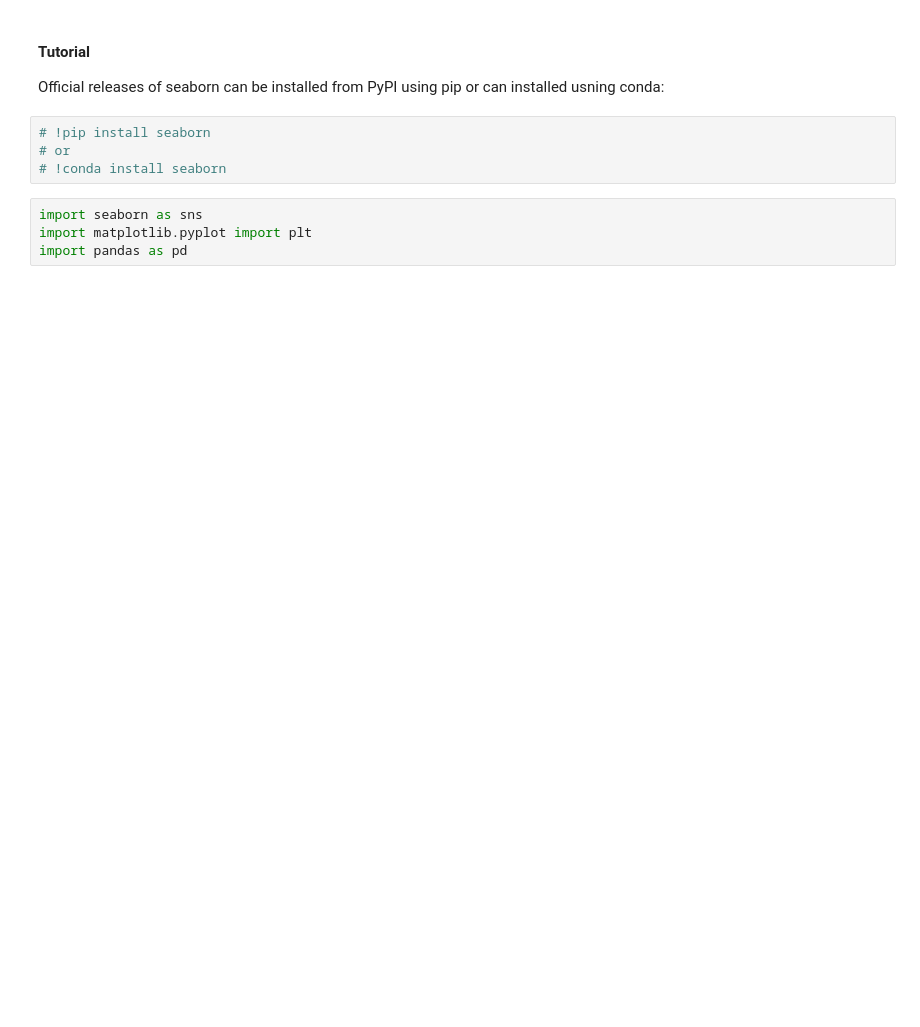
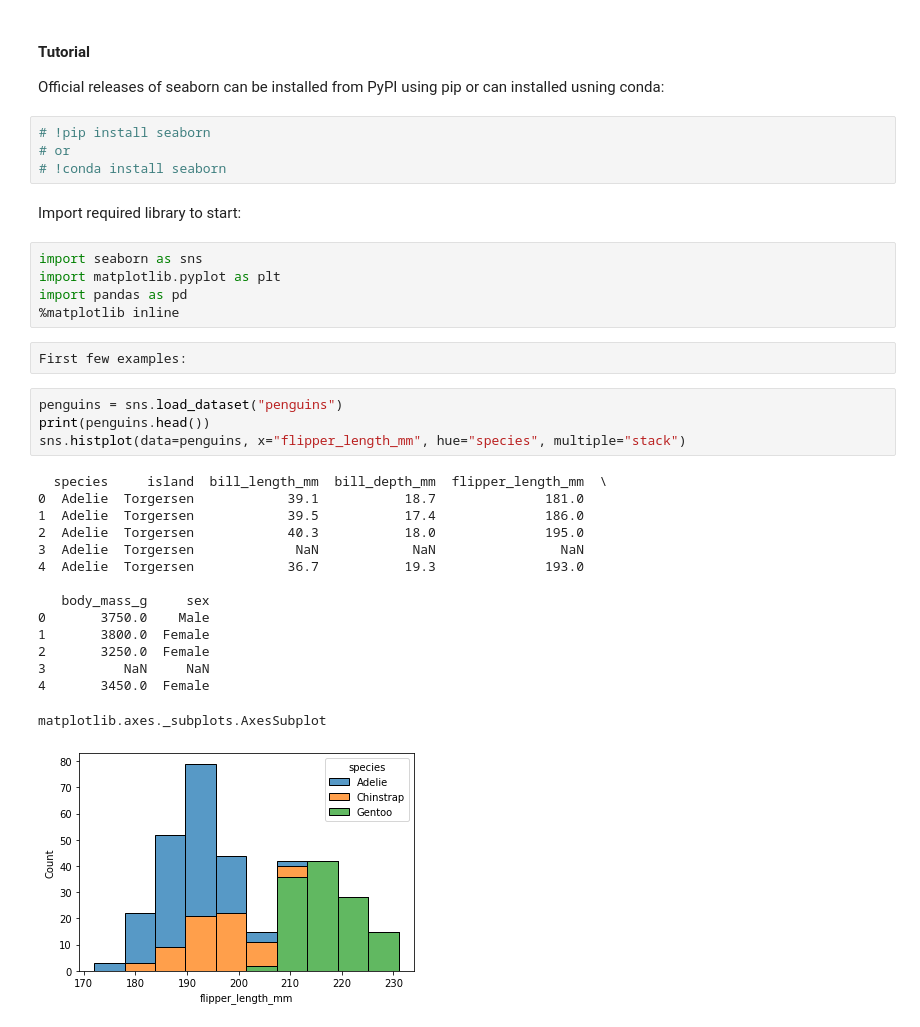
Before and after one commit to jahromi/TechTalk, a Jupyter notebook: python/notebooks/Seaborn.ipynb, the cells around one changed output. Saved outputs shown, nothing was run; the diff lists cells and outputs as text; blank space fills up the shorter version.

```diff
--- a/python/notebooks/Seaborn.ipynb
+++ b/python/notebooks/Seaborn.ipynb
@@ -22,7 +22,32 @@ Official releases of seaborn can be installed from PyPI using pip or can install
 # !pip install seaborn
 # or
 # !conda install seaborn
+# %% [markdown]
+Import required library to start:
 # %%
 import seaborn as sns
-import matplotlib.pyplot import plt
+import matplotlib.pyplot as plt
 import pandas as pd
+%matplotlib inline
+# %%
+First few examples:
+# %%
+penguins = sns.load_dataset("penguins")
+print(penguins.head())
+sns.histplot(data=penguins, x="flipper_length_mm", hue="species", multiple="stack")
+# %% [output]
+  species     island  bill_length_mm  bill_depth_mm  flipper_length_mm  \
+0  Adelie  Torgersen            39.1           18.7              181.0
+1  Adelie  Torgersen            39.5           17.4              186.0
+2  Adelie  Torgersen            40.3           18.0              195.0
+3  Adelie  Torgersen             NaN            NaN                NaN
+4  Adelie  Torgersen            36.7           19.3              193.0
+
+   body_mass_g     sex
+0       3750.0    Male
+1       3800.0  Female
+2       3250.0  Female
+3          NaN     NaN
+4       3450.0  Female
+matplotlib.axes._subplots.AxesSubplot
+[figure, added]
```
Also changed, not shown: parts of 8 cells of this notebook.
